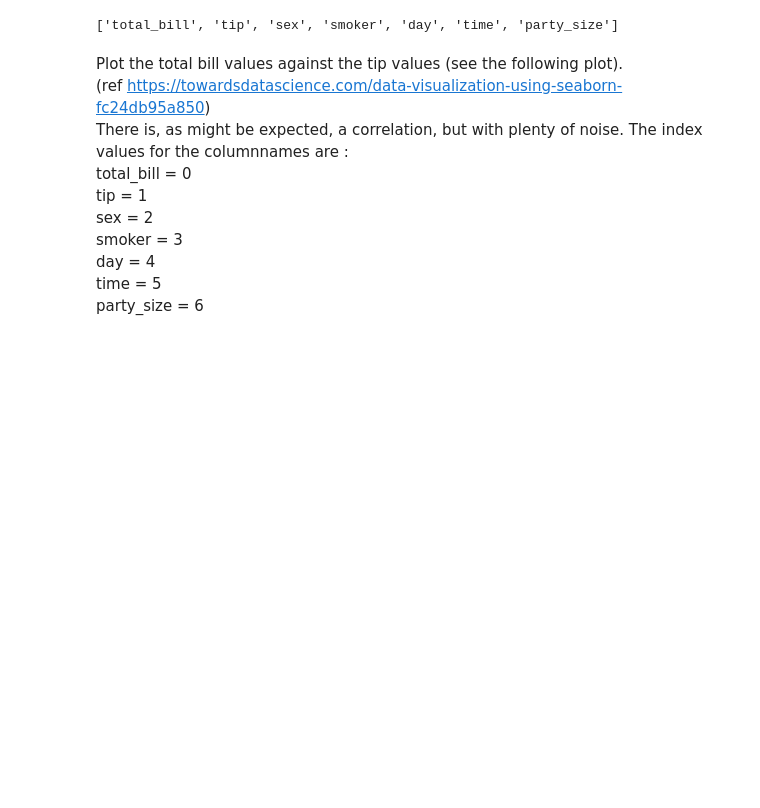
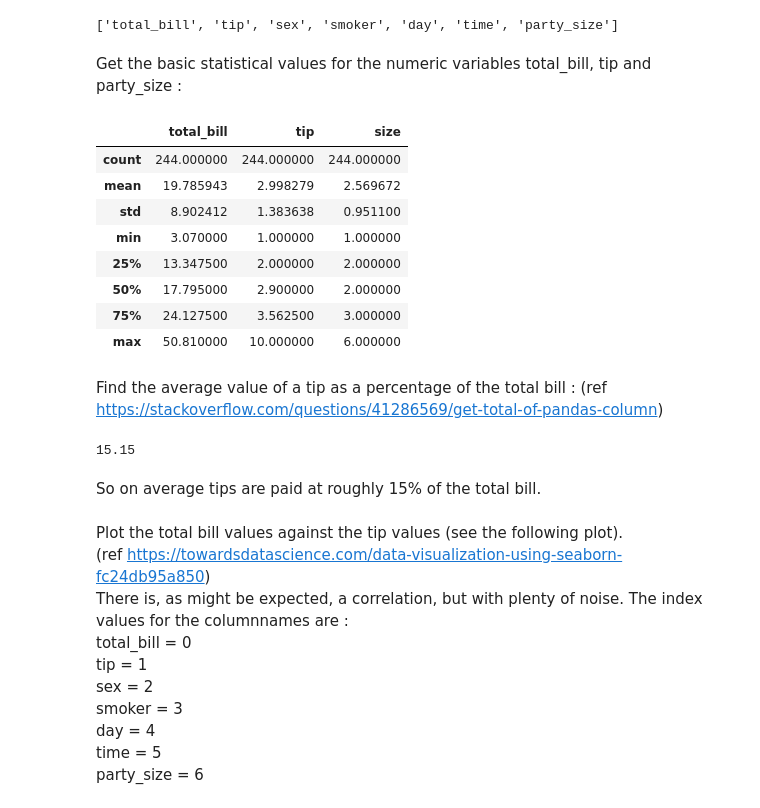
Before and after one commit to NigelSlack/Fundamentals-of-Data-Analysis, a Jupyter notebook: jupyter_notebook.ipynb, the cells around one changed output. Cells and saved outputs as stored; diff of their text form; code cells hidden in the pictures; blank space fills up the shorter version.

```diff
--- a/jupyter_notebook.ipynb
+++ b/jupyter_notebook.ipynb
@@ -18,3 +20,10 @@ print(columnNames)
+# %%
+Display the full dataset. We need to use the pandas set_option, otherwise the output is truncated.
+ref https://stackoverflow.com/questions/49188960/how-to-show-all-of-columns-name-on-pandas-dataframe
+# %%
+pd.set_option('display.max_rows',len(df.index))
+pd.set_option('display.max_columns', None)
+print(df)
 # %% [markdown]
 We'll change the name of the last column to 'party_size' just to make it clearer what it is:
 (ref https://www.google.com/search?q=python+change+dataset+column+name&rlz=1C1AVFC_enIE848IE849&oq=python+change+dataset+column+name&aqs=chrome..69i57j33l2.12423j0j7&sourceid=chrome&ie=UTF-8
@@ -24,6 +33,30 @@ columnNames = list(df.head(0))
 print(columnNames)
 # %% [output]
 ['total_bill', 'tip', 'sex', 'smoker', 'day', 'time', 'party_size']
+# %% [markdown]
+Get the basic statistical values for the numeric variables total_bill, tip and party_size :
+# %%
+df.describe()
+# %% [output]
+|  | total_bill | tip | size |
+| count | 244.000000 | 244.000000 | 244.000000 |
+| mean | 19.785943 | 2.998279 | 2.569672 |
+| std | 8.902412 | 1.383638 | 0.951100 |
+| min | 3.070000 | 1.000000 | 1.000000 |
+| 25% | 13.347500 | 2.000000 | 2.000000 |
+| 50% | 17.795000 | 2.900000 | 2.000000 |
+| 75% | 24.127500 | 3.562500 | 3.000000 |
+| max | 50.810000 | 10.000000 | 6.000000 |
+# %% [markdown]
+Find the average value of a tip as a percentage of the total bill :
+(ref https://stackoverflow.com/questions/41286569/get-total-of-pandas-column)
+# %%
+percent = round((100*(df['tip'].sum()/df['total_bill'].sum())),2)
+print(percent)
+# %% [output]
+15.15
+# %% [markdown]
+So on average tips are paid at roughly 15% of the total bill.
 # %% [markdown]
 Plot the total bill values against the tip values (see the following plot).
 (ref https://towardsdatascience.com/data-visualization-using-seaborn-fc24db95a850)
```
Also changed, not shown: parts of 5 cells of this notebook.
